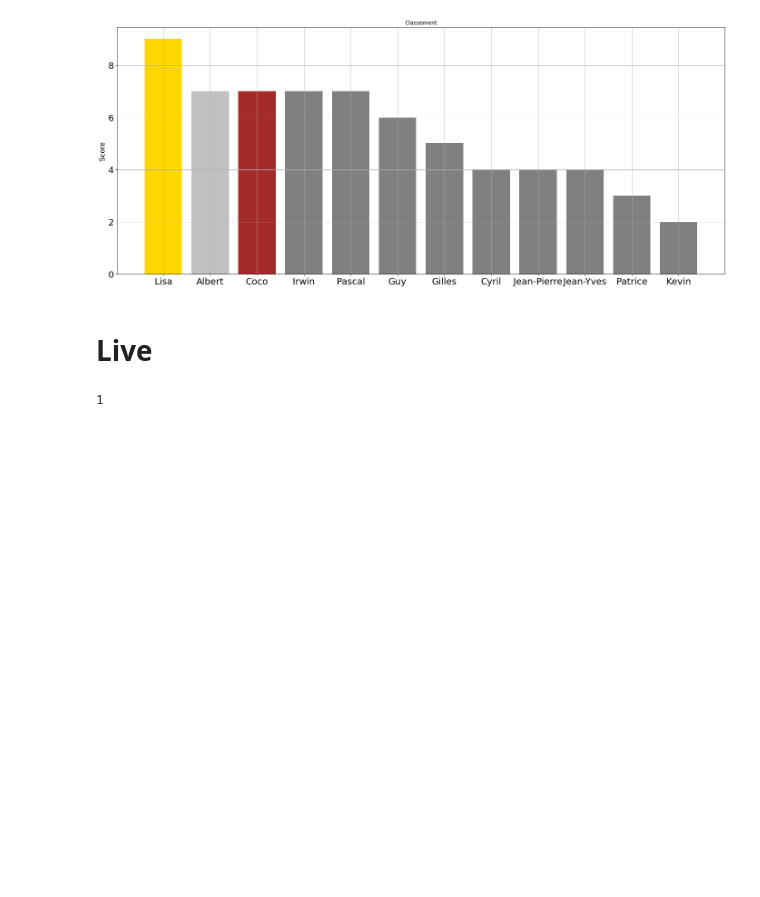
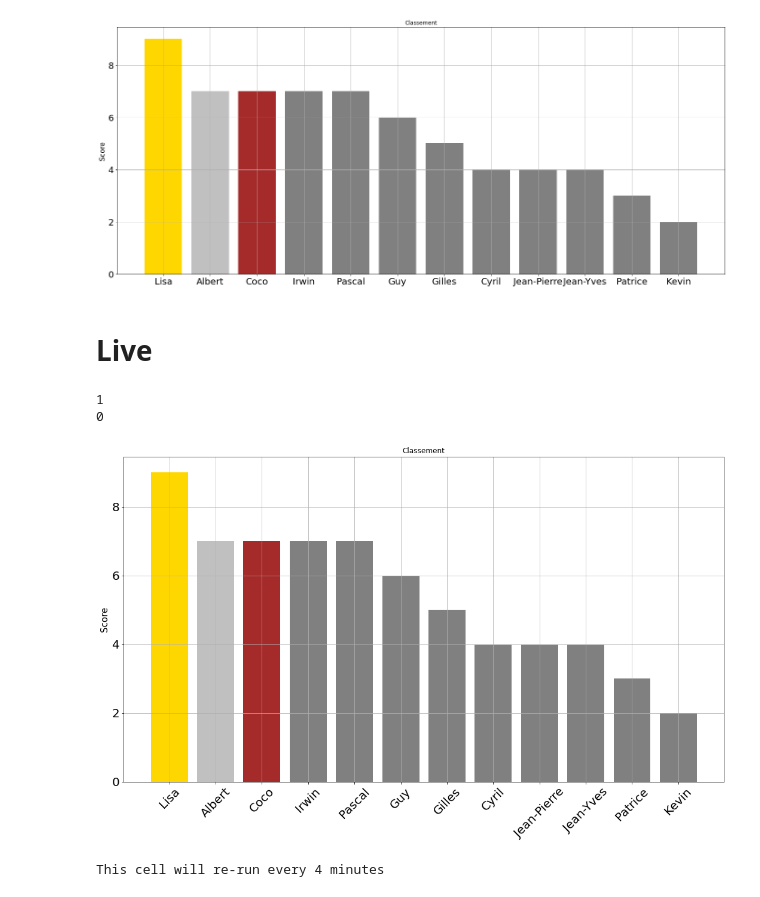
Before and after one commit to coraliegrobel/Classement, a Jupyter notebook: test2.ipynb, the cells around one changed output. Saved outputs shown, nothing was run; the diff lists cells and outputs as text; code cells hidden in the pictures; blank space fills up the shorter version.

Commit message:
Update classement plot

```diff
--- a/test2.ipynb
+++ b/test2.ipynb
@@ -200,32 +200,33 @@ while True:
         score_columns = [col for col in df.columns if col.endswith('points')]
         df['total_score'] = df[score_columns].sum(axis=1)
         test = pd.DataFrame(df.groupby(["Participants"])["total_score"].max().sort_values(ascending=False))
         test.reset_index(inplace = True)
         test.to_html('classement_table.html', index=False)
         plt.figure(figsize=(18, 10))
         plt.bar(test["Participants"],test["total_score"], color=['gold', 'silver', 'brown', "grey","grey","grey","grey","grey","grey","grey","grey","grey"])
 
         plt.ylabel('Score',fontsize=15)
         plt.title('Classement')
         plt.xticks(fontsize = 20, rotation = 45)
         plt.yticks(fontsize = 20)
         plt.grid(True)
         plt.savefig('classement.png')
         plt.show()
         plt.close
 
 
         status_output = subprocess.run(['git', 'status', '--porcelain'], capture_output=True, text=True).stdout.strip()
 
         if status_output:
             subprocess.run(['git', 'add', 'classement.png', 'index.html', 'classement_table.html'], check=True)
             subprocess.run(['git', 'commit', '-m', 'Update classement plot'], check=True)
             subprocess.run(['git', 'push'], check=True)
-        else:
-            continue
     finally:
         driver.quit()
     # Sleep for 4 minutes (4 minutes * 60 seconds)
     time.sleep(4 * 60)
 # %% [output]
 1
+0
+[figure, added]
+This cell will re-run every 4 minutes
```
